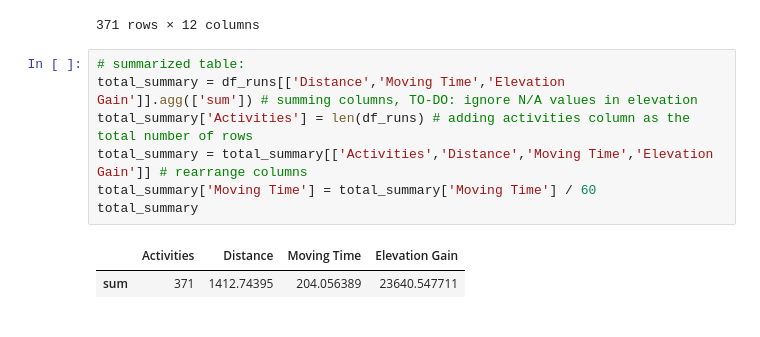
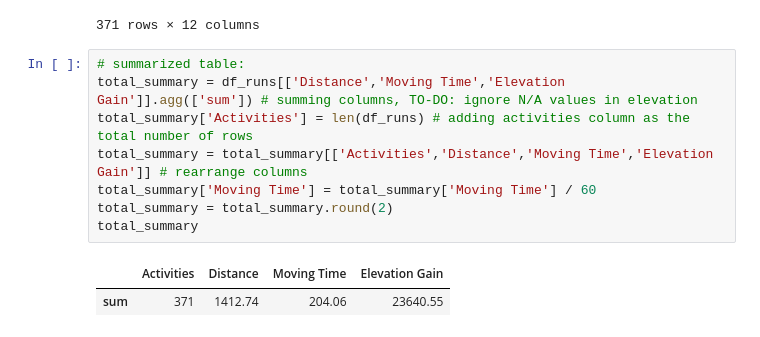
Before and after one commit to jessehao05/Strava-Stats, a Jupyter notebook: Python/runs.ipynb, the cells around one changed output. Cells and saved outputs as stored; diff of their text form.

```diff
--- a/Python/runs.ipynb
+++ b/Python/runs.ipynb
@@ -101,10 +102,11 @@ df_dates
 # %%
 # summarized table:
 total_summary = df_runs[['Distance','Moving Time','Elevation Gain']].agg(['sum']) # summing columns, TO-DO: ignore N/A values in elevation
 total_summary['Activities'] = len(df_runs) # adding activities column as the total number of rows
 total_summary = total_summary[['Activities','Distance','Moving Time','Elevation Gain']] # rearrange columns
 total_summary['Moving Time'] = total_summary['Moving Time'] / 60
+total_summary = total_summary.round(2)
 total_summary
 # %% [output]
 |  | Activities | Distance | Moving Time | Elevation Gain |
-| sum | 371 | 1412.74395 | 204.056389 | 23640.547711 |
+| sum | 371 | 1412.74 | 204.06 | 23640.55 |
```
Also changed, not shown: parts of 9 cells of this notebook, 4 other files.
